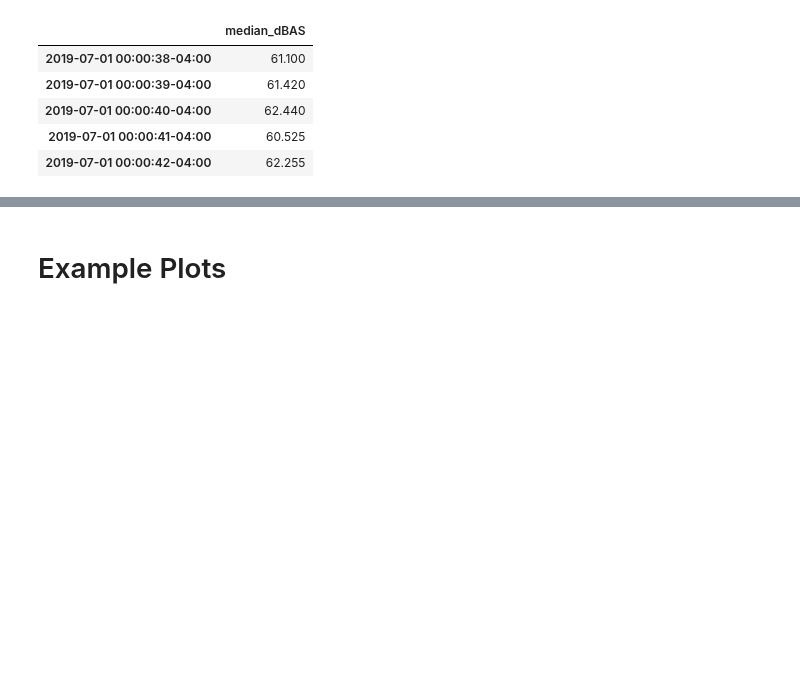
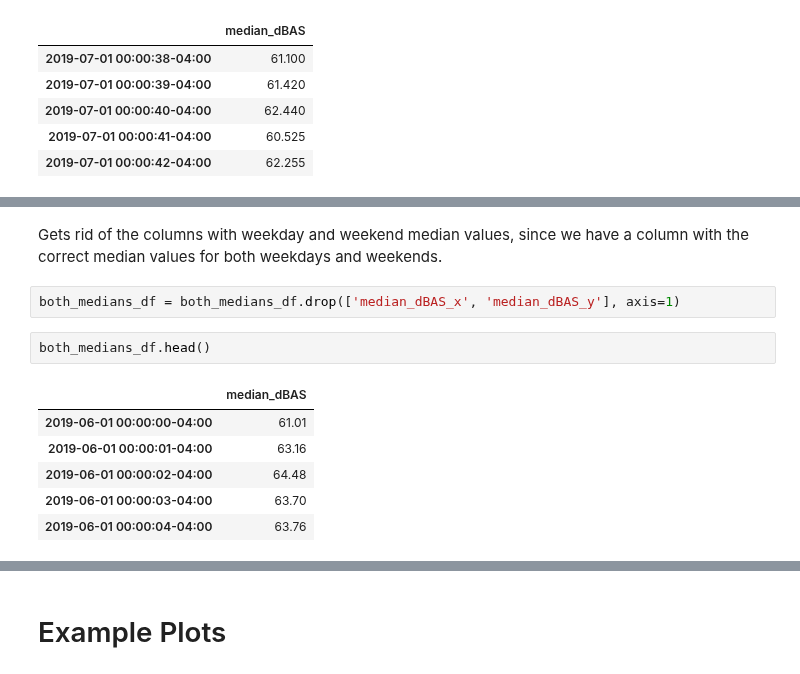
Before and after one commit to marin-hyatt/public-redhook-analysis, a Jupyter notebook: notebooks/Example.ipynb, the cells around one changed output, grey strips where cells are left out. Drawn from its saved outputs; the diff is of its cells as text; blank space fills up the shorter version.

```diff
--- a/notebooks/Example.ipynb
+++ b/notebooks/Example.ipynb
@@ -302,0 +379,13 @@ weekday_medians_df.tail()
+# %% [markdown]
+Gets rid of the columns with weekday and weekend median values, since we have a column with the correct median values for both weekdays and weekends.
+# %%
+both_medians_df = both_medians_df.drop(['median_dBAS_x', 'median_dBAS_y'], axis=1)
+# %%
+both_medians_df.head()
+# %% [output]
+|  | median_dBAS |
+| 2019-06-01 00:00:00-04:00 | 61.01 |
+| 2019-06-01 00:00:01-04:00 | 63.16 |
+| 2019-06-01 00:00:02-04:00 | 64.48 |
+| 2019-06-01 00:00:03-04:00 | 63.70 |
+| 2019-06-01 00:00:04-04:00 | 63.76 |
```
Also changed, not shown: parts of 30 cells of this notebook, 1 other file.
